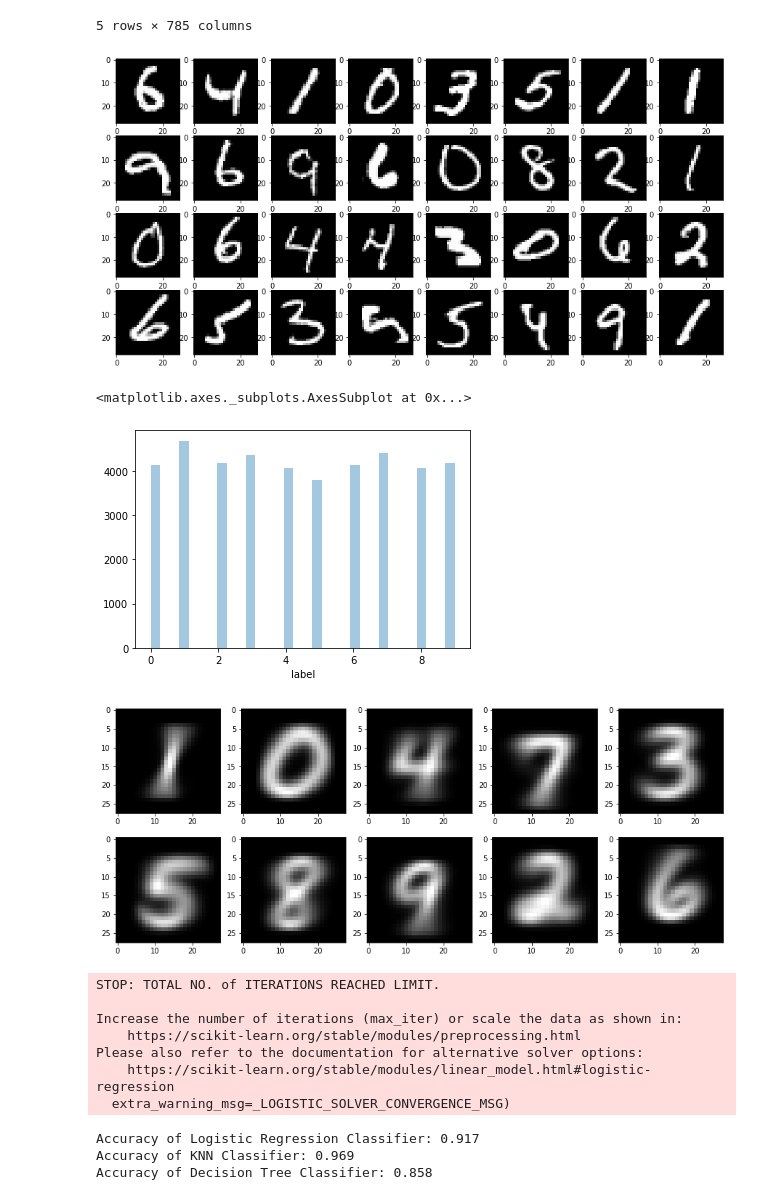
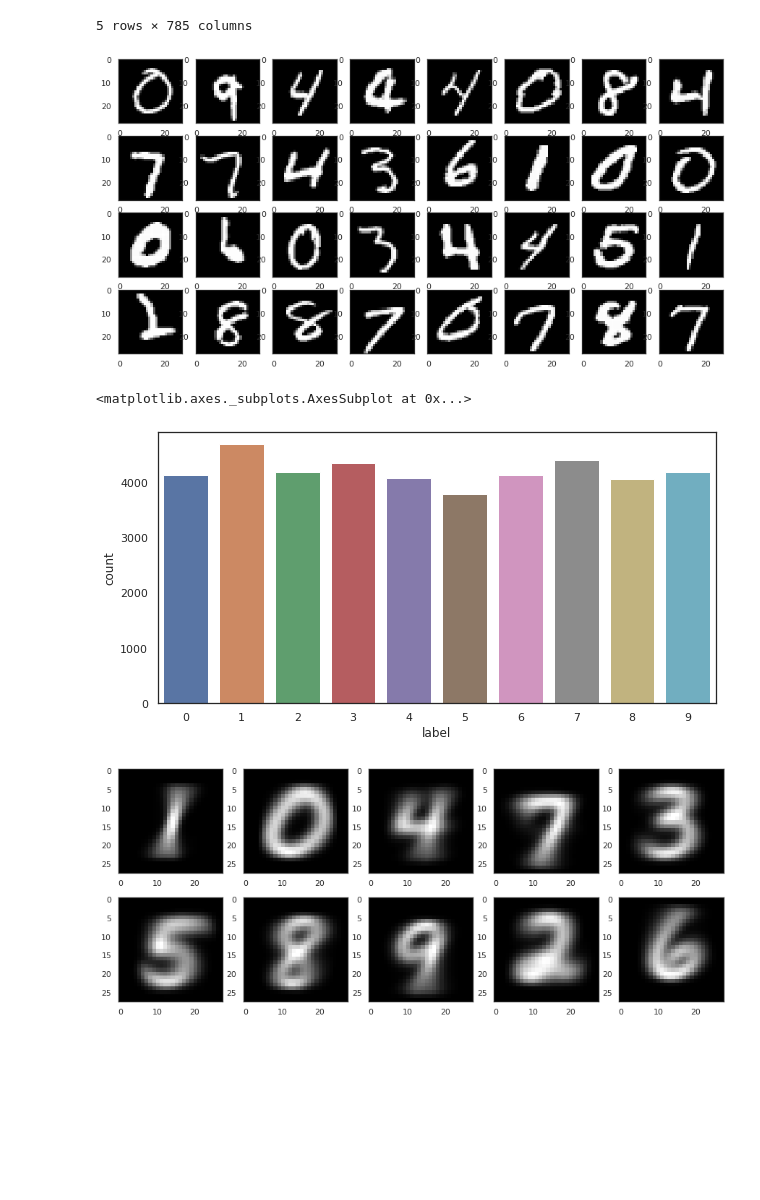
Before and after one commit to jim3101/digit-recognizer, a Jupyter notebook: notebooks/digit-recognizer.ipynb, the cells around one changed output. Saved outputs shown, nothing was run; the diff lists cells and outputs as text; code cells hidden in the pictures; blank space fills up the shorter version.

Commit message:
python code for a digit recognizer CNN

```diff
--- a/notebooks/digit-recognizer.ipynb
+++ b/notebooks/digit-recognizer.ipynb
@@ -37,20 +40,21 @@ def plot_n_digits(data, images_per_row=3):
 
     plt.show()
 # %%
-data_sample = raw_data.sample(32)
+data_sample = raw_data.sample(32).loc[:, 'pixel0':].values
 plot_n_digits(data_sample, images_per_row=8)
 # %% [output]
-[figure, old version]
+[figure, new version]
 # %%
 labels = raw_data.loc[:, 'label']
 digits = raw_data.loc[:, 'pixel0':]
 # %%
 import seaborn as sns
 
-sns.distplot(labels, kde=False)
+fig = plt.figure(figsize=(10, 5))
+sns.countplot(labels)
 # %% [output]
 <matplotlib.axes._subplots.AxesSubplot at 0x...>
-[figure, old version]
+[figure, new version]
 # %%
 unique_labels = labels.unique()
 mean_digits = []
@@ -61,8 +65,7 @@ for unique_label in unique_labels:
     mean_digit = values.mean()
     mean_digits.append(mean_digit)
 
-
-mean_digits = pd.DataFrame(mean_digits)
+mean_digits = pd.DataFrame(mean_digits).loc[:, 'pixel0':].values
 plot_n_digits(mean_digits, images_per_row=5)
 # %% [output]
-[figure, old version]
+[figure, new version]
@@ -73,16 +71,0 @@ x_train, x_test, y_train, y_test = train_test_split(digits, labels, test_size=0.
-# %%
-from sklearn.linear_model import LogisticRegression
-from sklearn.metrics import accuracy_score
-
-lg = LogisticRegression(max_iter=100)
-lg.fit(x_train, y_train)
-lg_predictions = lg.predict(x_test)
-lg_accuracy = accuracy_score(y_test, lg_predictions)
-# %% [output]
-STOP: TOTAL NO. of ITERATIONS REACHED LIMIT.
-
-Increase the number of iterations (max_iter) or scale the data as shown in:
-    https://scikit-learn.org/stable/modules/preprocessing.html
-Please also refer to the documentation for alternative solver options:
-    https://scikit-learn.org/stable/modules/linear_model.html#logistic-regression
-  extra_warning_msg=_LOGISTIC_SOLVER_CONVERGENCE_MSG)
@@ -103,8 +71,0 @@ dt_accuracy = accuracy_score(y_test, dt_predictions)
-# %%
-print('Accuracy of Logistic Regression Classifier: {:1.3f}'.format(lg_accuracy))
-print('Accuracy of KNN Classifier: {:1.3f}'.format(knn_accuracy))
-print('Accuracy of Decision Tree Classifier: {:1.3f}'.format(dt_accuracy))
-# %% [output]
-Accuracy of Logistic Regression Classifier: 0.917
-Accuracy of KNN Classifier: 0.969
-Accuracy of Decision Tree Classifier: 0.858
```
Also changed, not shown: parts of 24 cells of this notebook, 5 other files.
